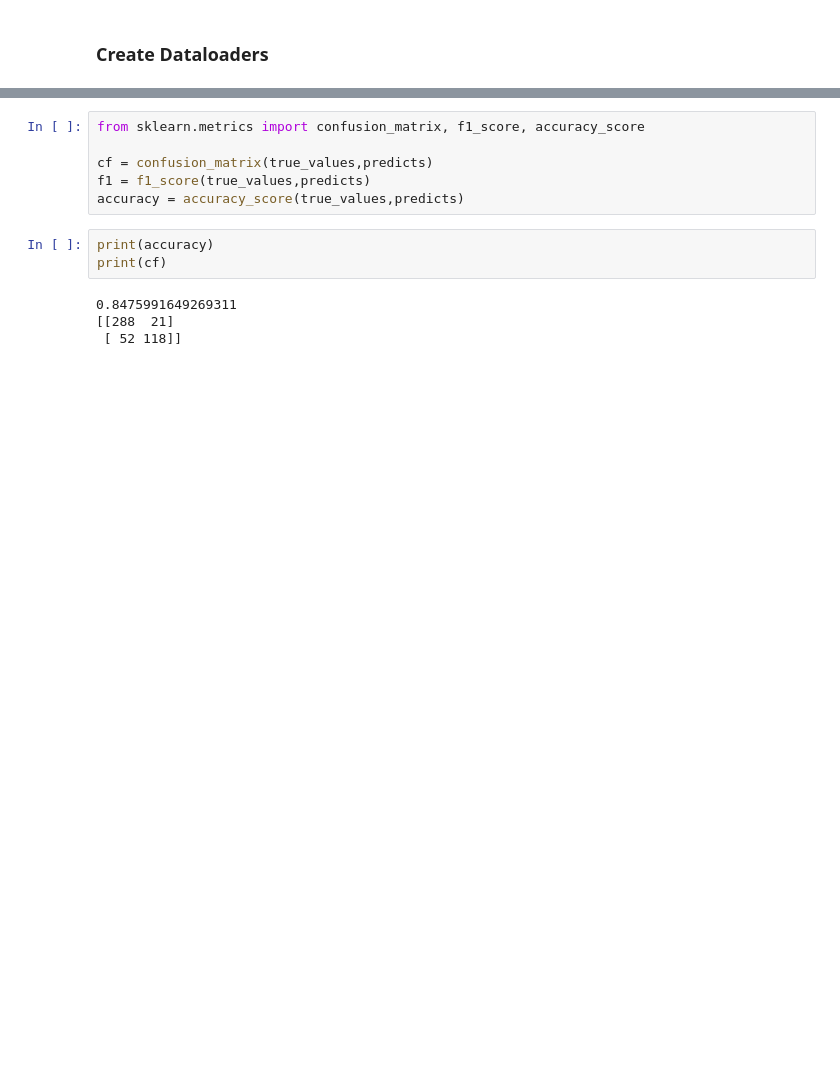
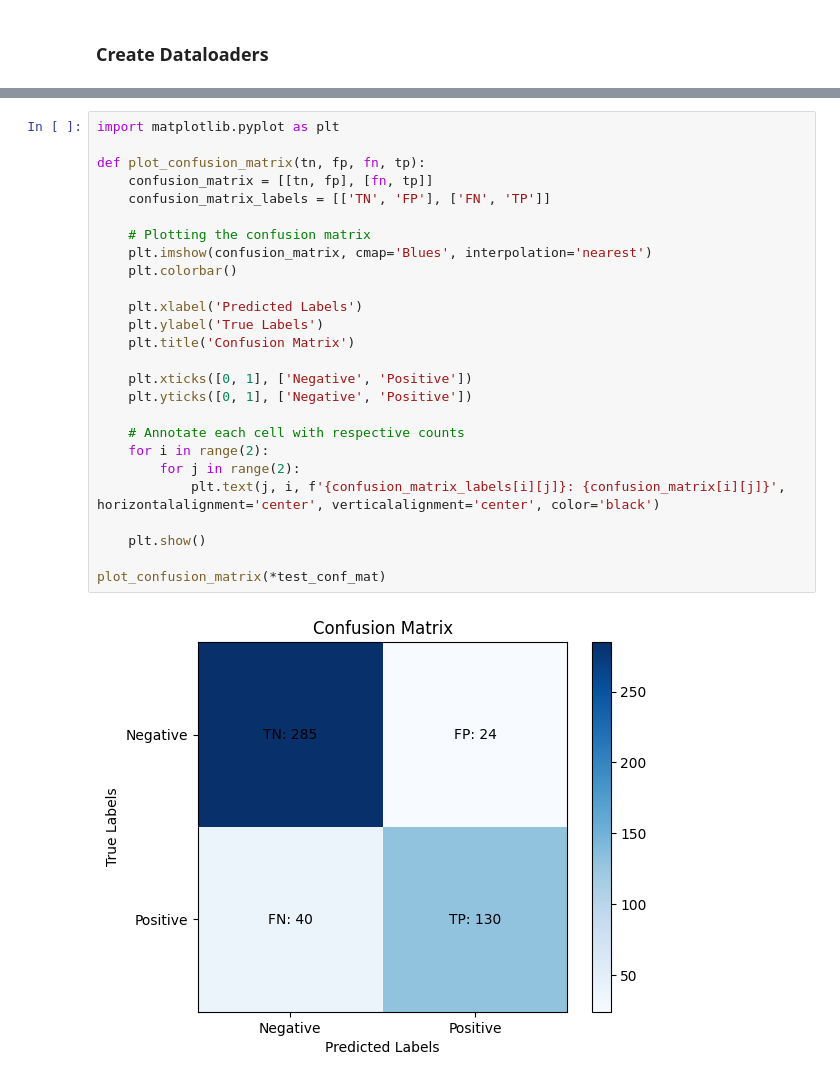
Before and after one commit to ntua-unit-of-control-and-informatics/gnn-molecular-modelling, a Jupyter notebook: notebooks/ready_biodegradability_graphs.ipynb, the cells around one changed output, grey strips where cells are left out. Saved outputs shown, nothing was run; the diff lists cells and outputs as text; blank space fills up the shorter version.

```diff
--- a/notebooks/ready_biodegradability_graphs.ipynb
+++ b/notebooks/ready_biodegradability_graphs.ipynb
@@ -768,13 +686,28 @@ Requirement already satisfied: threadpoolctl>=2.0.0 in /usr/local/lib/python3.10
-# %%
-from sklearn.metrics import confusion_matrix, f1_score, accuracy_score
-
-cf = confusion_matrix(true_values,predicts)
-f1 = f1_score(true_values,predicts)
-accuracy = accuracy_score(true_values,predicts)
-# %%
-print(accuracy)
-print(cf)
-# %% [output]
-0.8475991649269311
-[[288  21]
- [ 52 118]]
+# %%
+import matplotlib.pyplot as plt
+
+def plot_confusion_matrix(tn, fp, fn, tp):
+    confusion_matrix = [[tn, fp], [fn, tp]]
+    confusion_matrix_labels = [['TN', 'FP'], ['FN', 'TP']]
+
+    # Plotting the confusion matrix
+    plt.imshow(confusion_matrix, cmap='Blues', interpolation='nearest')
+    plt.colorbar()
+
+    plt.xlabel('Predicted Labels')
+    plt.ylabel('True Labels')
+    plt.title('Confusion Matrix')
+
+    plt.xticks([0, 1], ['Negative', 'Positive'])
+    plt.yticks([0, 1], ['Negative', 'Positive'])
+
+    # Annotate each cell with respective counts
+    for i in range(2):
+        for j in range(2):
+            plt.text(j, i, f'{confusion_matrix_labels[i][j]}: {confusion_matrix[i][j]}', horizontalalignment='center', verticalalignment='center', color='black')
+
+    plt.show()
+
+plot_confusion_matrix(*test_conf_mat)
+# %% [output]
+[figure, added]
```
Also changed, not shown: parts of 37 cells of this notebook.
